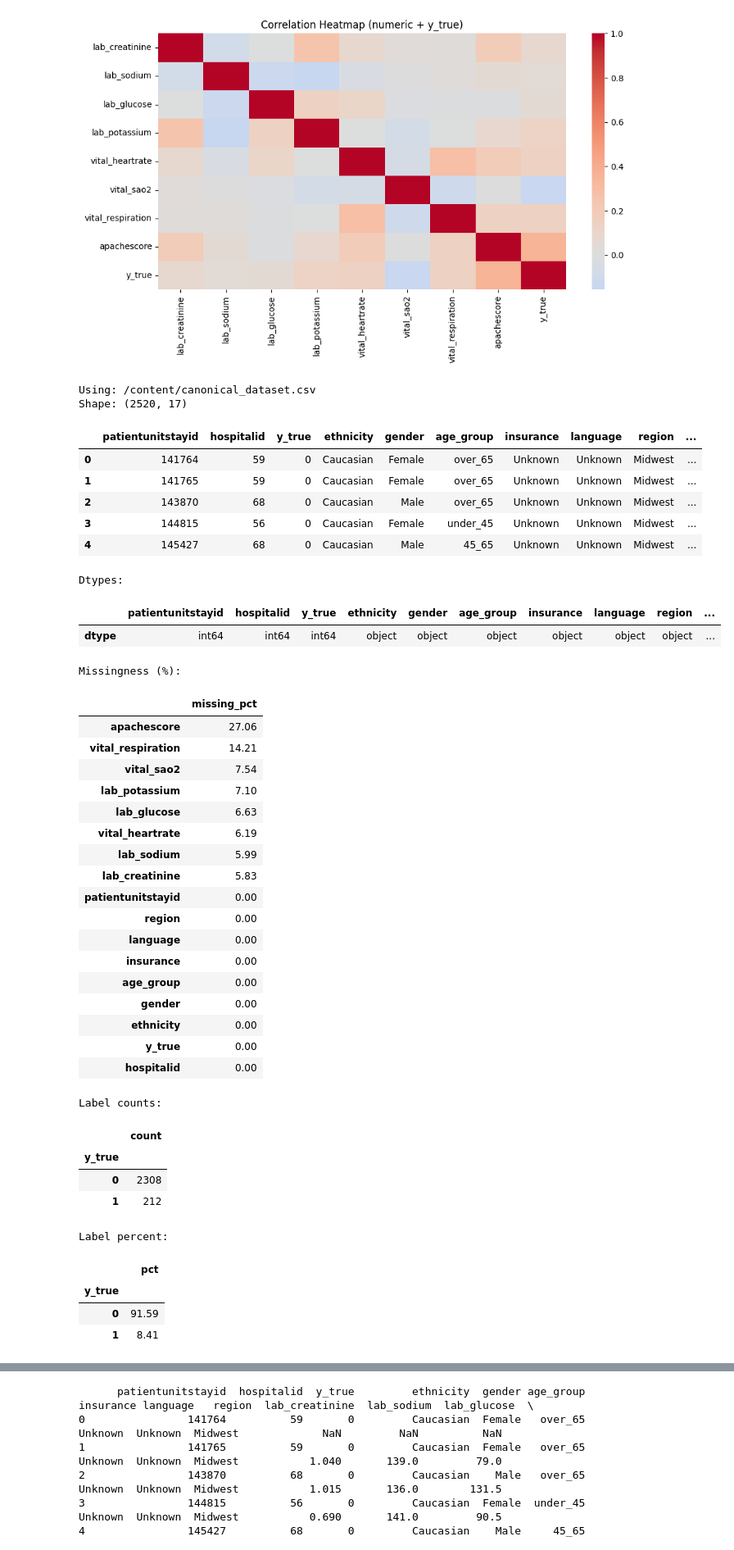
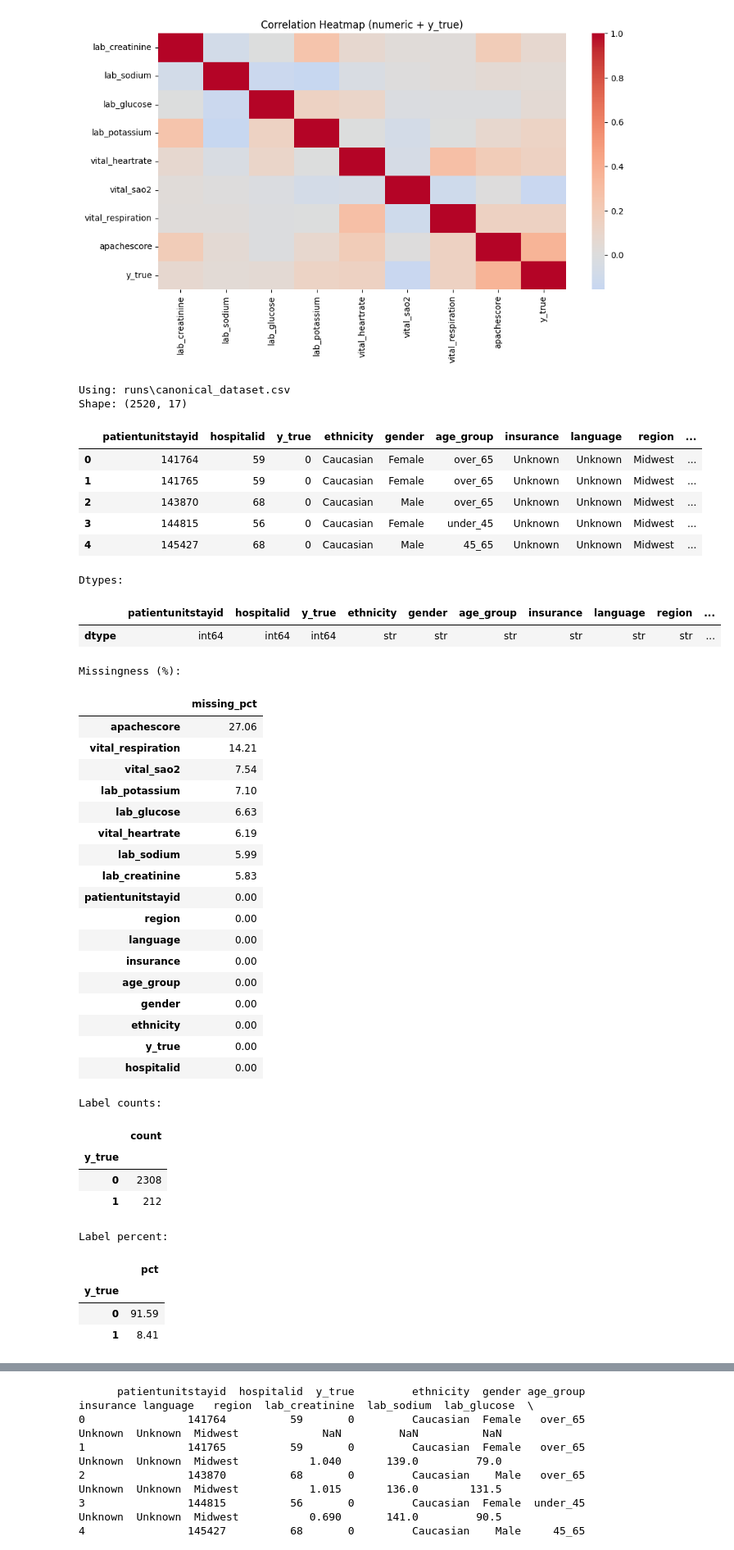
Before and after one commit to ram-chitti2009/FairnessOps-Hackathon, a Jupyter notebook: Fairness_Ops.ipynb, the cells around one changed output, grey strips where cells are left out. Shown at 82% size. Cells and saved outputs as stored; diff of their text form; code cells hidden in the pictures.

```diff
--- a/Fairness_Ops.ipynb
+++ b/Fairness_Ops.ipynb
@@ -19,16 +48,3 @@ if DATA_PATH is None:
 # %%
 pd.set_option("display.max_columns", 200)
 pd.set_option("display.width", 160)
-# %%
-candidates = [
-  Path("/content/canonical_dataset.csv"),
-  Path("/content/runs/canonical_dataset.csv"),
-  Path("/content/drive/MyDrive/Fairness Ops/runs/canonical_dataset.csv"),
-  Path("/content/drive/MyDrive/canonical_dataset.csv"),
-]
-DATA_PATH = next((p for p in candidates if p.exists()), None)
-if DATA_PATH is None:
-  raise FileNotFoundError(
-      "canonical_dataset.csv not found. Update DATA_PATH to your actual file location."
-  )
-print("Using:", DATA_PATH)
@@ -208,7 +222,7 @@ pd.set_option("display.width", 160)
 
 # Auto-candidates (edit if needed)
 candidates = [
-    Path("/content/canonical_dataset.csv"),
+    Path("./runs/canonical_dataset.csv"),
     Path("/content/runs/canonical_dataset.csv"),
     Path("/content/drive/MyDrive/Fairness Ops/runs/canonical_dataset.csv"),
     Path("/content/drive/MyDrive/canonical_dataset.csv"),
@@ -303,35 +317,35 @@ if len(numeric_cols) >= 2:
 
 # ----------------------------
 # 8) Group mortality (descriptive)
 # ----------------------------
 
 
 def mortality_by_group(data, group_col, min_n=20):
     tmp = (
         data.assign(group=data[group_col].astype("object").fillna("Unknown"))
         .groupby("group")
         .agg(n=("y_true", "size"), mortality_rate=("y_true", "mean"))
         .sort_values("n", ascending=False)
     )
     tmp["mortality_rate"] = tmp["mortality_rate"].round(4)
     return tmp[tmp["n"] >= min_n]
 
 
 for c in [x for x in ["ethnicity", "gender", "age_group", "region"] if x in df.columns]:
     print(f"\n=== Mortality by {c} (descriptive) ===")
     display(mortality_by_group(df, c, min_n=20).head(20))
 # %% [output]
-Using: /content/canonical_dataset.csv
+Using: runs\canonical_dataset.csv
 Shape: (2520, 17)
 |  | patientunitstayid | hospitalid | y_true | ethnicity | gender | age_group | insurance | language | region | ... |
 | 0 | 141764 | 59 | 0 | Caucasian | Female | over_65 | Unknown | Unknown | Midwest | ... |
 | 1 | 141765 | 59 | 0 | Caucasian | Female | over_65 | Unknown | Unknown | Midwest | ... |
 | 2 | 143870 | 68 | 0 | Caucasian | Male | over_65 | Unknown | Unknown | Midwest | ... |
 | 3 | 144815 | 56 | 0 | Caucasian | Female | under_45 | Unknown | Unknown | Midwest | ... |
 | 4 | 145427 | 68 | 0 | Caucasian | Male | 45_65 | Unknown | Unknown | Midwest | ... |
 Dtypes:
 |  | patientunitstayid | hospitalid | y_true | ethnicity | gender | age_group | insurance | language | region | ... |
-| dtype | int64 | int64 | int64 | object | object | object | object | object | object | ... |
+| dtype | int64 | int64 | int64 | str | str | str | str | str | str | ... |
 Missingness (%):
 |  | missing_pct |
 | apachescore | 27.06 |
```
Also changed, not shown: parts of 10 cells of this notebook.
